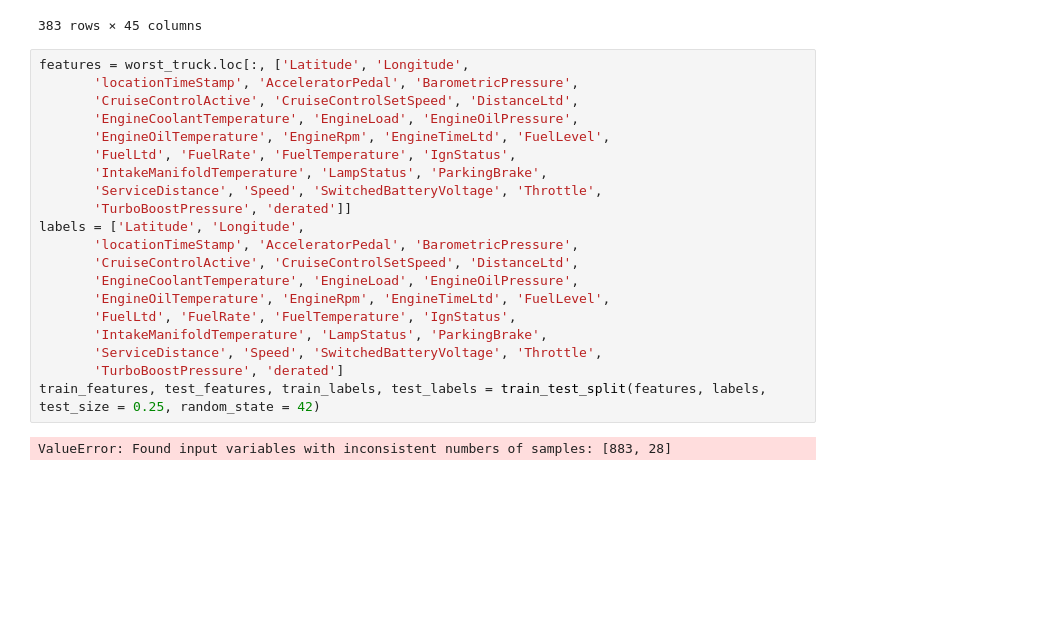
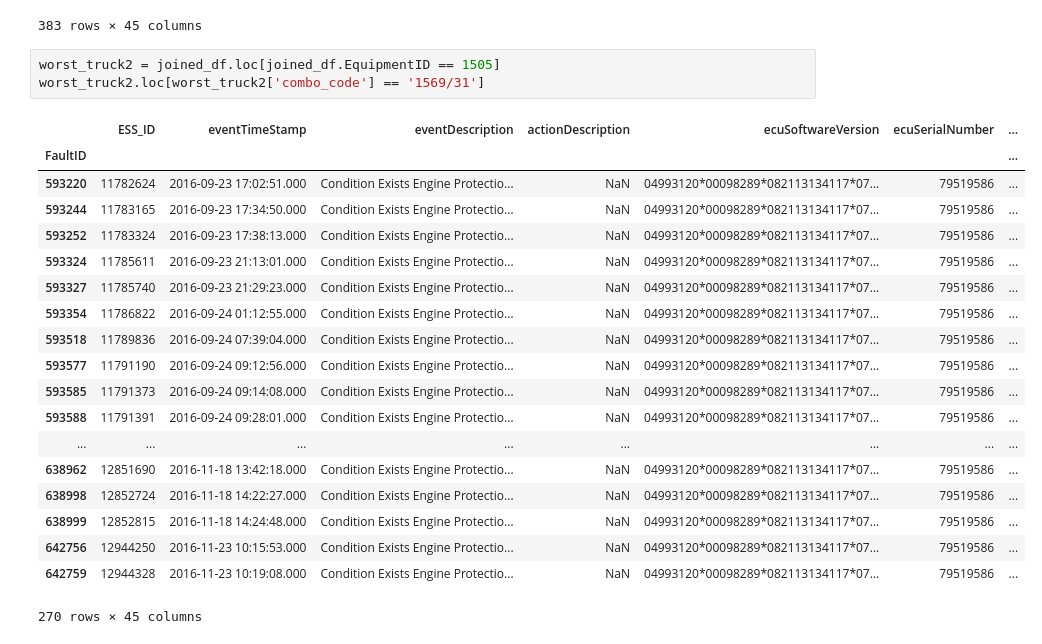
Before and after one commit to berneskaracay/dq-8-predicting-engine-derates-starfish, a Jupyter notebook: Big_G_data_John.ipynb, the cells around one changed output. Saved outputs shown, nothing was run; the diff lists cells and outputs as text; blank space fills up the shorter version.

Commit message:
testing dataframe

```diff
--- a/Big_G_data_John.ipynb
+++ b/Big_G_data_John.ipynb
@@ -390,25 +407,26 @@ worst_truck.loc[worst_truck['combo_code'] == '1569/31']
 | 501641 | 9770236 | 2016-06-14 10:46:10.000 | Condition Exists Engine Protectio... | NaN | 04993120*00063662*040213150018*07... | 79488009 | ... |
 | 502825 | 9801327 | 2016-06-15 15:36:00.000 | Condition Exists Engine Protectio... | NaN | 04993120*00063662*040213150018*07... | 79488009 | ... |
 383 rows × 45 columns
-# %%
-features = worst_truck.loc[:, ['Latitude', 'Longitude',
-       'locationTimeStamp', 'AcceleratorPedal', 'BarometricPressure',
-       'CruiseControlActive', 'CruiseControlSetSpeed', 'DistanceLtd',
-       'EngineCoolantTemperature', 'EngineLoad', 'EngineOilPressure',
-       'EngineOilTemperature', 'EngineRpm', 'EngineTimeLtd', 'FuelLevel',
-       'FuelLtd', 'FuelRate', 'FuelTemperature', 'IgnStatus',
-       'IntakeManifoldTemperature', 'LampStatus', 'ParkingBrake',
-       'ServiceDistance', 'Speed', 'SwitchedBatteryVoltage', 'Throttle',
-       'TurboBoostPressure', 'derated']]
-labels = ['Latitude', 'Longitude',
-       'locationTimeStamp', 'AcceleratorPedal', 'BarometricPressure',
-       'CruiseControlActive', 'CruiseControlSetSpeed', 'DistanceLtd',
-       'EngineCoolantTemperature', 'EngineLoad', 'EngineOilPressure',
-       'EngineOilTemperature', 'EngineRpm', 'EngineTimeLtd', 'FuelLevel',
-       'FuelLtd', 'FuelRate', 'FuelTemperature', 'IgnStatus',
-       'IntakeManifoldTemperature', 'LampStatus', 'ParkingBrake',
-       'ServiceDistance', 'Speed', 'SwitchedBatteryVoltage', 'Throttle',
-       'TurboBoostPressure', 'derated']
-train_features, test_features, train_labels, test_labels = train_test_split(features, labels, test_size = 0.25, random_state = 42)
-# %% [output]
-ValueError: Found input variables with inconsistent numbers of samples: [883, 28]
+# %%
+worst_truck2 = joined_df.loc[joined_df.EquipmentID == 1505]
+worst_truck2.loc[worst_truck2['combo_code'] == '1569/31']
+# %% [output]
+|  | ESS_ID | eventTimeStamp | eventDescription | actionDescription | ecuSoftwareVersion | ecuSerialNumber | ... |
+| FaultID |  |  |  |  |  |  | ... |
+| 593220 | 11782624 | 2016-09-23 17:02:51.000 | Condition Exists Engine Protectio... | NaN | 04993120*00098289*082113134117*07... | 79519586 | ... |
+| 593244 | 11783165 | 2016-09-23 17:34:50.000 | Condition Exists Engine Protectio... | NaN | 04993120*00098289*082113134117*07... | 79519586 | ... |
+| 593252 | 11783324 | 2016-09-23 17:38:13.000 | Condition Exists Engine Protectio... | NaN | 04993120*00098289*082113134117*07... | 79519586 | ... |
+| 593324 | 11785611 | 2016-09-23 21:13:01.000 | Condition Exists Engine Protectio... | NaN | 04993120*00098289*082113134117*07... | 79519586 | ... |
+| 593327 | 11785740 | 2016-09-23 21:29:23.000 | Condition Exists Engine Protectio... | NaN | 04993120*00098289*082113134117*07... | 79519586 | ... |
+| 593354 | 11786822 | 2016-09-24 01:12:55.000 | Condition Exists Engine Protectio... | NaN | 04993120*00098289*082113134117*07... | 79519586 | ... |
+| 593518 | 11789836 | 2016-09-24 07:39:04.000 | Condition Exists Engine Protectio... | NaN | 04993120*00098289*082113134117*07... | 79519586 | ... |
+| 593577 | 11791190 | 2016-09-24 09:12:56.000 | Condition Exists Engine Protectio... | NaN | 04993120*00098289*082113134117*07... | 79519586 | ... |
+| 593585 | 11791373 | 2016-09-24 09:14:08.000 | Condition Exists Engine Protectio... | NaN | 04993120*00098289*082113134117*07... | 79519586 | ... |
+| 593588 | 11791391 | 2016-09-24 09:28:01.000 | Condition Exists Engine Protectio... | NaN | 04993120*00098289*082113134117*07... | 79519586 | ... |
+| ... | ... | ... | ... | ... | ... | ... | ... |
+| 638962 | 12851690 | 2016-11-18 13:42:18.000 | Condition Exists Engine Protectio... | NaN | 04993120*00098289*082113134117*07... | 79519586 | ... |
+| 638998 | 12852724 | 2016-11-18 14:22:27.000 | Condition Exists Engine Protectio... | NaN | 04993120*00098289*082113134117*07... | 79519586 | ... |
+| 638999 | 12852815 | 2016-11-18 14:24:48.000 | Condition Exists Engine Protectio... | NaN | 04993120*00098289*082113134117*07... | 79519586 | ... |
+| 642756 | 12944250 | 2016-11-23 10:15:53.000 | Condition Exists Engine Protectio... | NaN | 04993120*00098289*082113134117*07... | 79519586 | ... |
+| 642759 | 12944328 | 2016-11-23 10:19:08.000 | Condition Exists Engine Protectio... | NaN | 04993120*00098289*082113134117*07... | 79519586 | ... |
+270 rows × 45 columns
```
Also changed, not shown: parts of 4 cells of this notebook.
